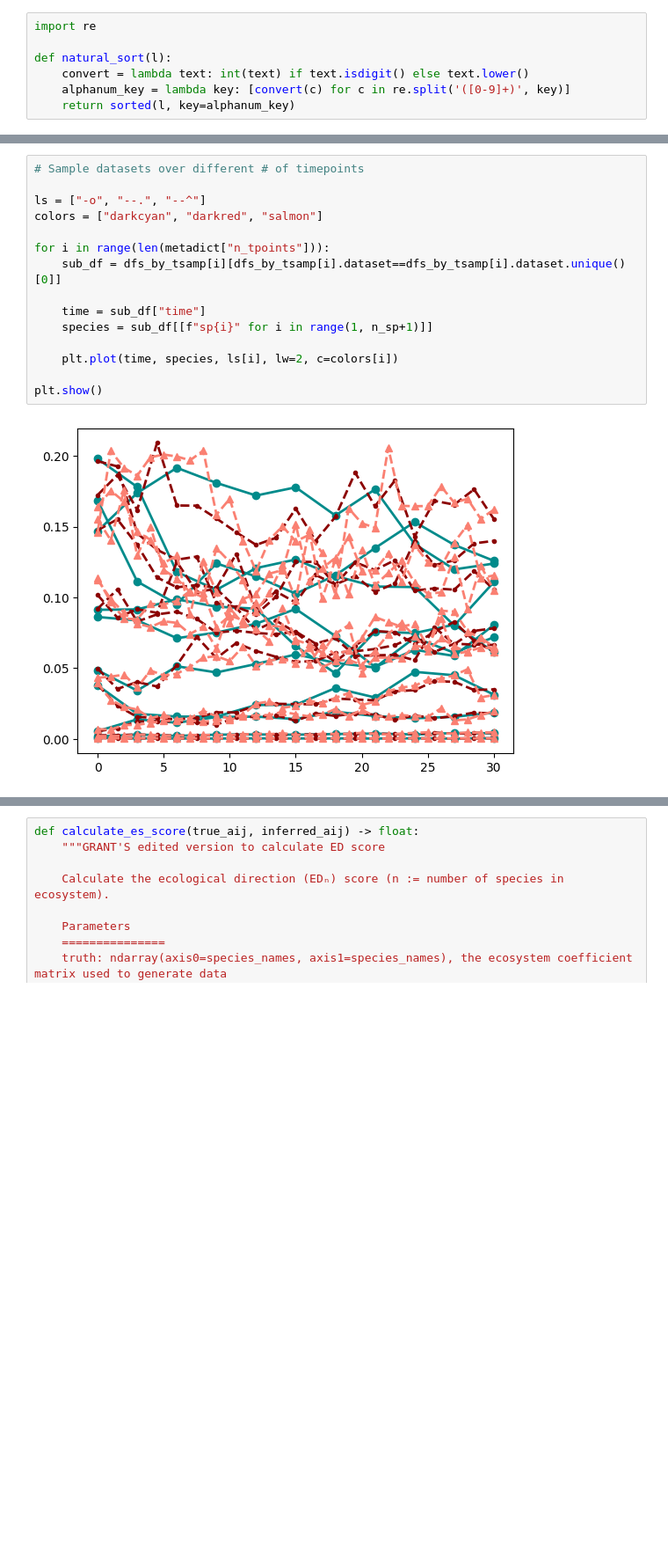
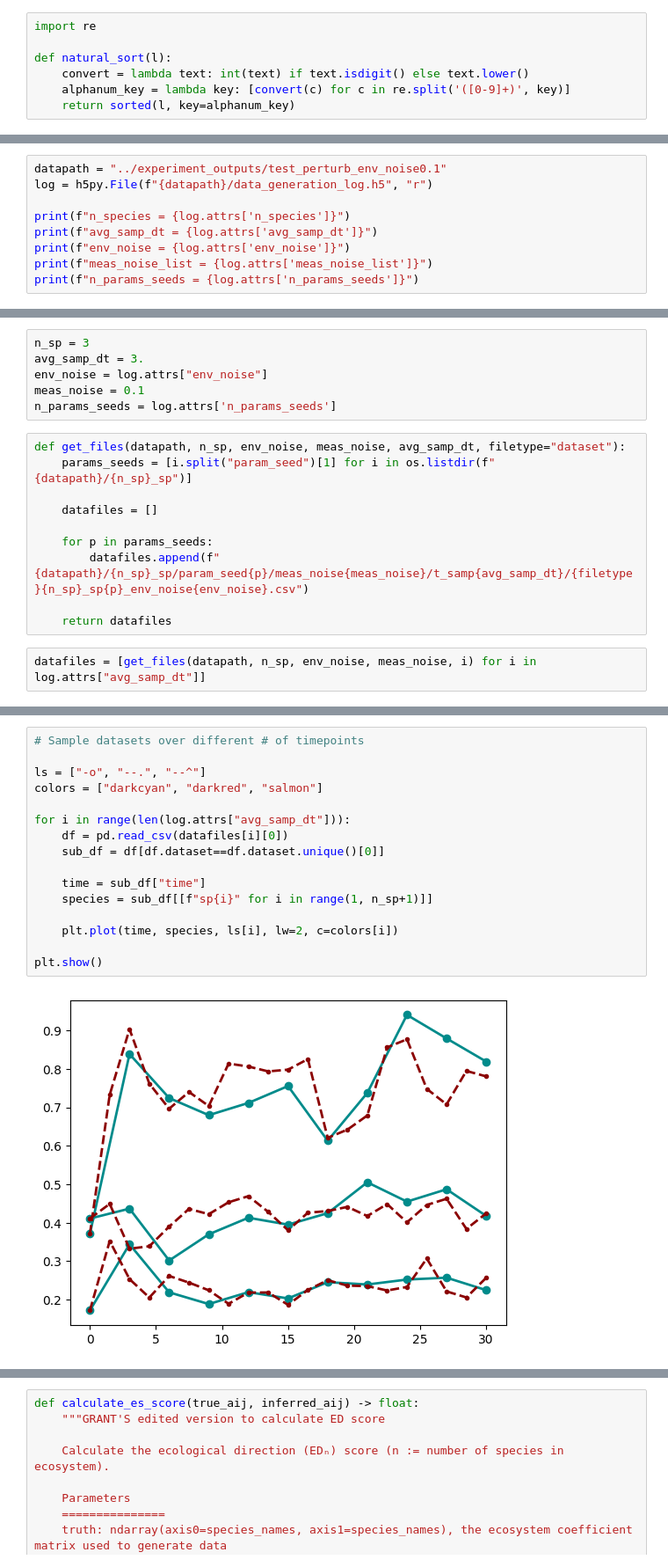
Before and after one commit to joaovaleriano/gLV_OED, a Jupyter notebook: notebooks/analysis2.ipynb, the cells around one changed output, grey strips where cells are left out. Shown at 88% size. Saved outputs shown, nothing was run; the diff lists cells and outputs as text; blank space fills up the shorter version.

```diff
--- a/notebooks/analysis2.ipynb
+++ b/notebooks/analysis2.ipynb
@@ -81,0 +26,9 @@ def get_meta(metatext):
+# %%
+datapath = "../experiment_outputs/test_perturb_env_noise0.1"
+log = h5py.File(f"{datapath}/data_generation_log.h5", "r")
+
+print(f"n_species = {log.attrs['n_species']}")
+print(f"avg_samp_dt = {log.attrs['avg_samp_dt']}")
+print(f"env_noise = {log.attrs['env_noise']}")
+print(f"meas_noise_list = {log.attrs['meas_noise_list']}")
+print(f"n_params_seeds = {log.attrs['n_params_seeds']}")
@@ -82 +41,19 @@ def get_meta(metatext):
+# %%
+n_sp = 3
+avg_samp_dt = 3.
+env_noise = log.attrs["env_noise"]
+meas_noise = 0.1
+n_params_seeds = log.attrs['n_params_seeds']
+# %%
+def get_files(datapath, n_sp, env_noise, meas_noise, avg_samp_dt, filetype="dataset"):
+    params_seeds = [i.split("param_seed")[1] for i in os.listdir(f"{datapath}/{n_sp}_sp")]
+
+    datafiles = []
+
+    for p in params_seeds:
+        datafiles.append(f"{datapath}/{n_sp}_sp/param_seed{p}/meas_noise{meas_noise}/t_samp{avg_samp_dt}/{filetype}{n_sp}_sp{p}_env_noise{env_noise}.csv")
+
+    return datafiles
+# %%
+datafiles = [get_files(datapath, n_sp, env_noise, meas_noise, i) for i in log.attrs["avg_samp_dt"]]
 # %%
@@ -100,17 +73,18 @@ dfs_by_tsamp = [df[df.t_samp_dist_idx==i] for i in df.t_samp_dist_idx.unique()]
 # %%
 # Sample datasets over different # of timepoints
 
 ls = ["-o", "--.", "--^"]
 colors = ["darkcyan", "darkred", "salmon"]
 
-for i in range(len(metadict["n_tpoints"])):
-    sub_df = dfs_by_tsamp[i][dfs_by_tsamp[i].dataset==dfs_by_tsamp[i].dataset.unique()[0]]
+for i in range(len(log.attrs["avg_samp_dt"])):
+    df = pd.read_csv(datafiles[i][0])
+    sub_df = df[df.dataset==df.dataset.unique()[0]]
 
     time = sub_df["time"]
     species = sub_df[[f"sp{i}" for i in range(1, n_sp+1)]]
 
     plt.plot(time, species, ls[i], lw=2, c=colors[i])
 
 plt.show()
 # %% [output]
-[figure, old version]
+[figure, new version]
```
Also changed, not shown: parts of 19 cells of this notebook, 5 other files.
